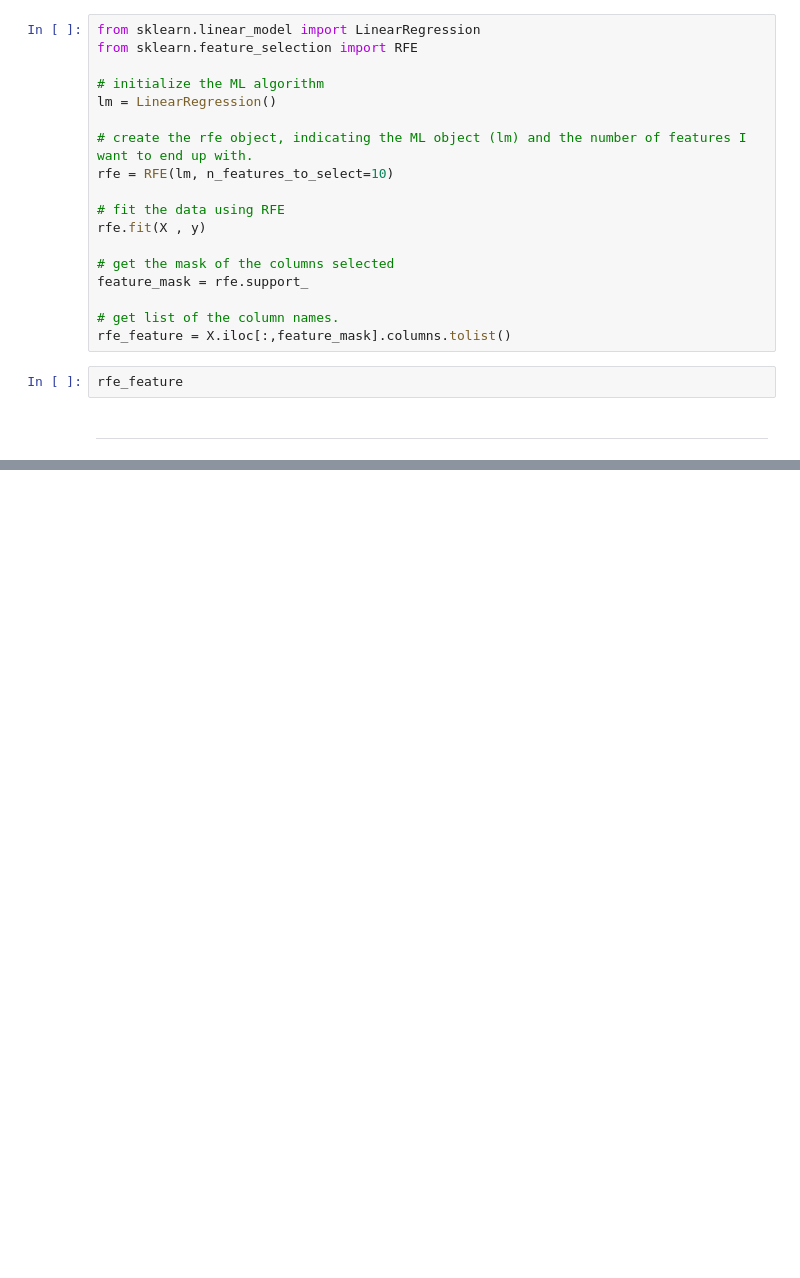
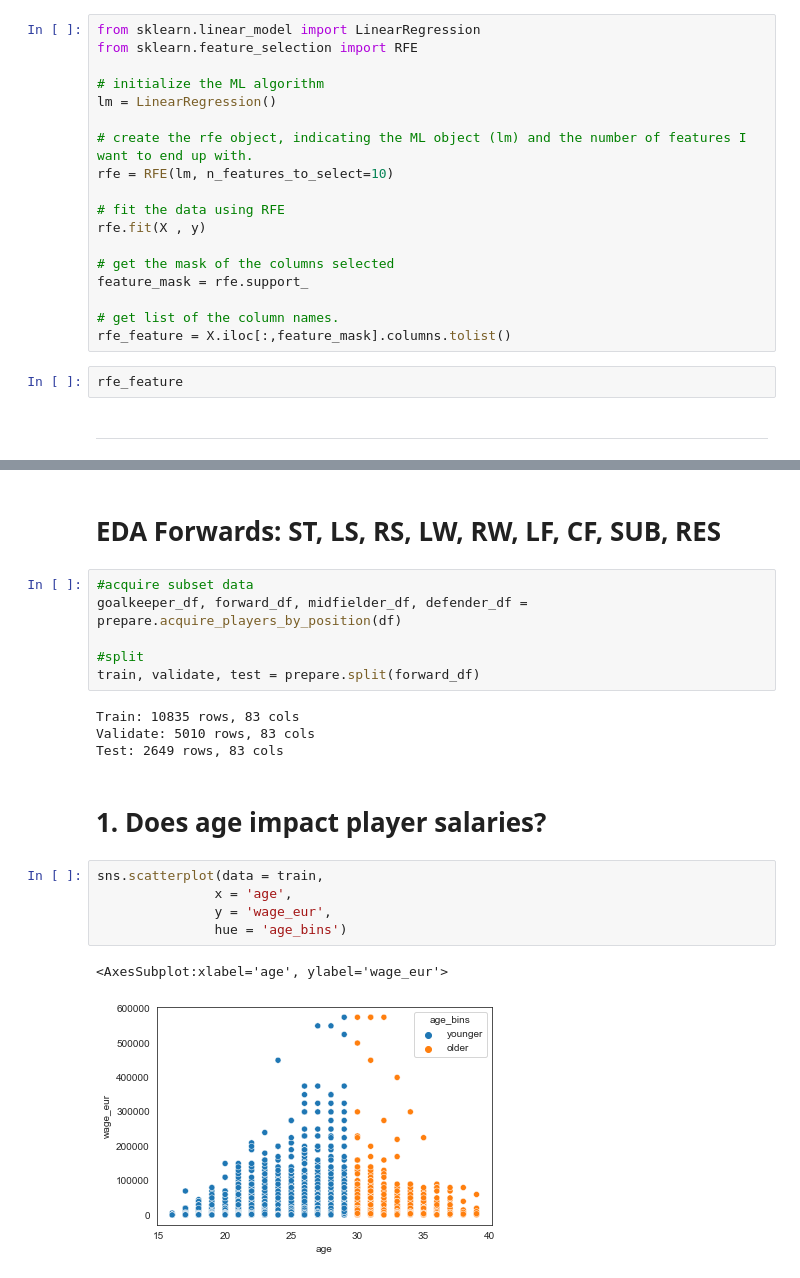
Before and after one commit to Jules-Ray-Kayla-Bert-Capstone-FiFA/fifa, a Jupyter notebook: Jules/jules_eda.ipynb, the cells around one changed output, grey strips where cells are left out. Saved outputs shown, nothing was run; the diff lists cells and outputs as text; blank space fills up the shorter version.

Commit message:
added forwards eda

```diff
--- a/Jules/jules_eda.ipynb
+++ b/Jules/jules_eda.ipynb
@@ -1039 +1058,23 @@ for i, val in df_p.groupby(df_p['club_position'])[player_features].mean().iterro
     print('Position {}: {}, {}, {}, {}'.format(i, *tuple(val.nlargest(4).index)))
+# %% [markdown]
+# EDA Forwards: ST, LS, RS, LW, RW, LF, CF, SUB, RES
+# %%
+#acquire subset data
+goalkeeper_df, forward_df, midfielder_df, defender_df = prepare.acquire_players_by_position(df)
+
+#split
+train, validate, test = prepare.split(forward_df)
+# %% [output]
+Train: 10835 rows, 83 cols
+Validate: 5010 rows, 83 cols
+Test: 2649 rows, 83 cols
+# %% [markdown]
+# 1. Does age impact player salaries?
+# %%
+sns.scatterplot(data = train,
+               x = 'age',
+               y = 'wage_eur',
+               hue = 'age_bins')
+# %% [output]
+<AxesSubplot:xlabel='age', ylabel='wage_eur'>
+[figure, added]
```
Also changed, not shown: parts of 80 cells of this notebook.
